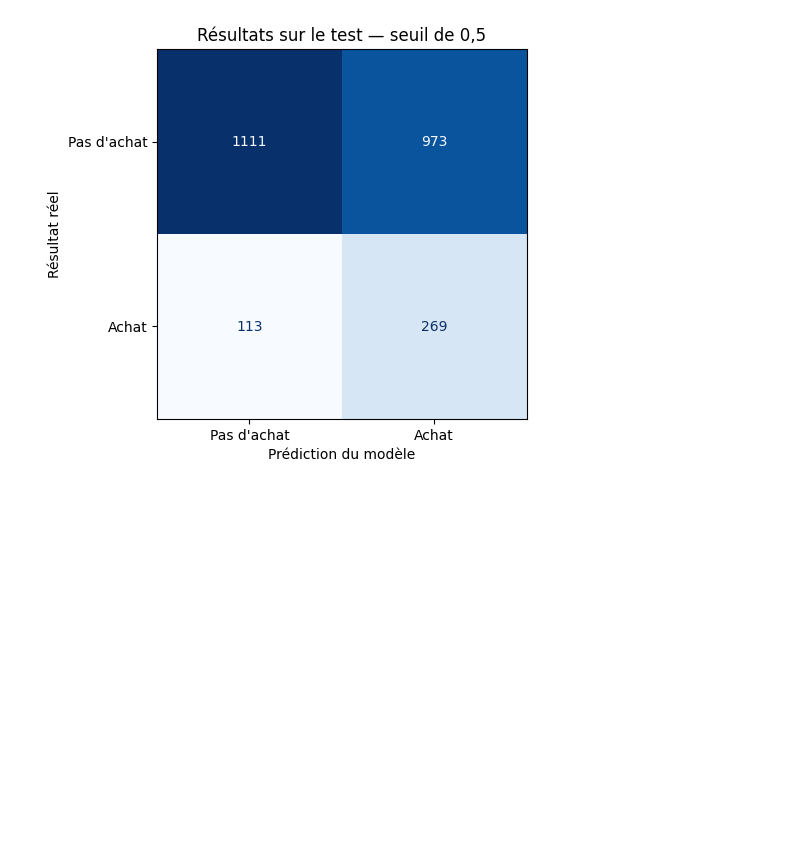
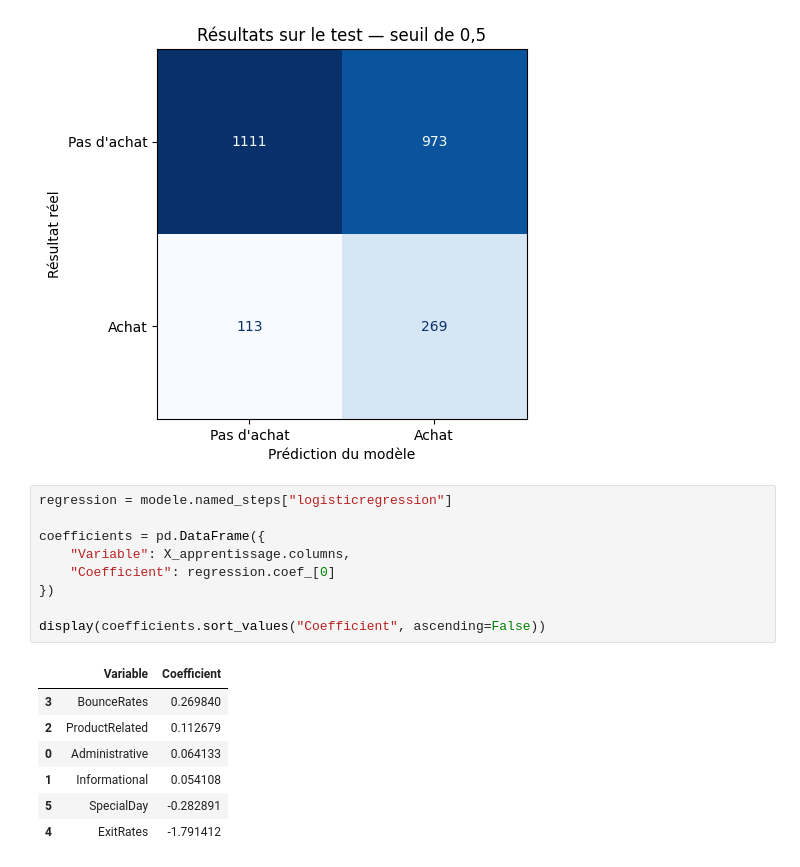
Before and after one commit to yasmeentalata/prediction-achat-en-ligne, a Jupyter notebook: prediction_achat.ipynb, the cells around one changed output. Saved outputs shown, nothing was run; the diff lists cells and outputs as text; blank space fills up the shorter version.

```diff
--- a/prediction_achat.ipynb
+++ b/prediction_achat.ipynb
@@ -281,3 +281,20 @@ plt.ylabel("Résultat réel")
 plt.show()
 # %% [output]
 [figure]
+# %%
+regression = modele.named_steps["logisticregression"]
+
+coefficients = pd.DataFrame({
+    "Variable": X_apprentissage.columns,
+    "Coefficient": regression.coef_[0]
+})
+
+display(coefficients.sort_values("Coefficient", ascending=False))
+# %% [output]
+|  | Variable | Coefficient |
+| 3 | BounceRates | 0.269840 |
+| 2 | ProductRelated | 0.112679 |
+| 0 | Administrative | 0.064133 |
+| 1 | Informational | 0.054108 |
+| 5 | SpecialDay | -0.282891 |
+| 4 | ExitRates | -1.791412 |
```
Also changed, not shown: parts of 4 cells of this notebook.
